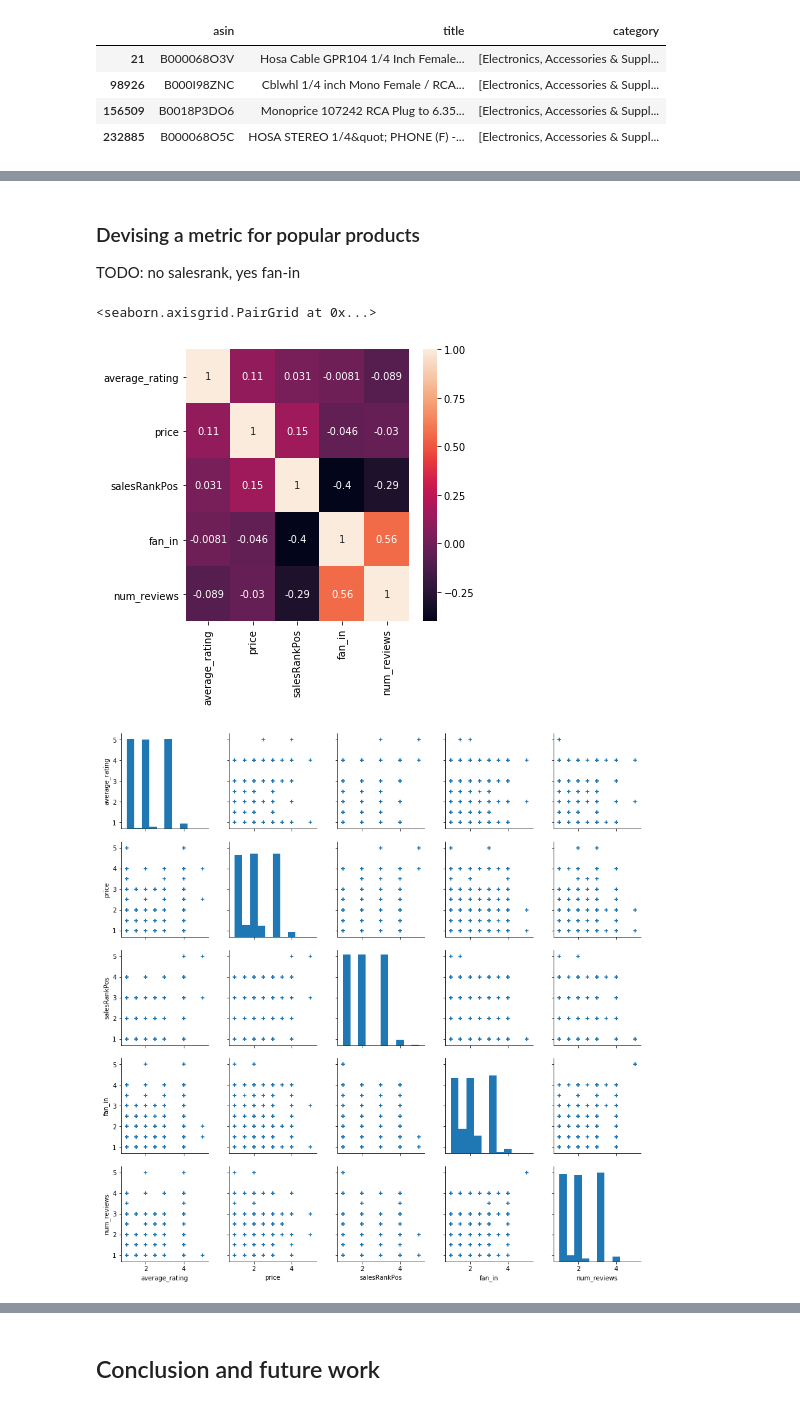
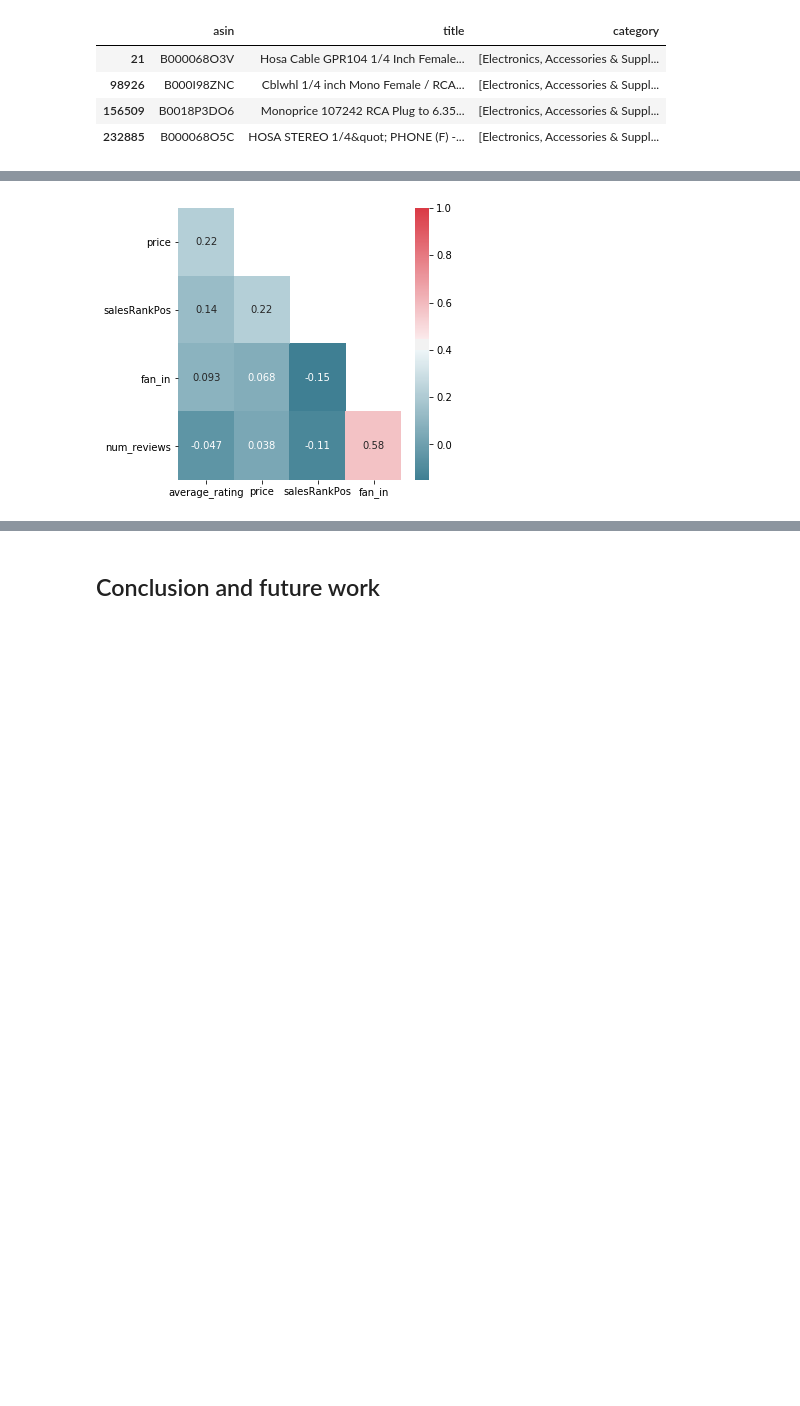
Before and after one commit to tarmeens/ada-homework, a Jupyter notebook: project/Final.ipynb, the cells around one changed output, grey strips where cells are left out. Cells and saved outputs as stored; diff of their text form; code cells hidden in the pictures; blank space fills up the shorter version.

```diff
--- a/project/Final.ipynb
+++ b/project/Final.ipynb
@@ -795,0 +818,8 @@ Indeed, we can conclude that the topology of the graph makes sense. We observed
+# %%
+cat = ['Electronics'] # We select the whole Electronics macro-category
+records = sc.textFile('data/reduced.json')\
+    .map(json.loads)\
+    .filter(lambda x: 'salesRankPos' in x and 'price' in x and 'average_rating' in x)\
+    .filter(lambda x: x['category'][:len(cat)] == cat)\
+    .collect()
+print(len(records), 'records loaded')
@@ -795,0 +828,5 @@ Indeed, we can conclude that the topology of the graph makes sense. We observed
+# %%
+g = ProductGraph(records, add_edge_on='buy_after_viewing', remove_edge_on='bought_together')
+g = g.drop_singletons()
+cliques = g.extract_max_cliques()
+len(cliques)
@@ -799,8 +838,8 @@ count_tot = 0
 cols = ['average_rating', 'price', 'salesRankPos', 'fan_in', 'num_reviews']
 data = []
 for c in cliques:
-    if len(c) > 2:
-        df_tmp = r_df[cols].loc[c].rank()
+    if len(c) >= 2:
+        df_tmp = g.df[cols].loc[c].rank()
         data.append(df_tmp)
 res = pd.concat(data)
 res.head()
@@ -814,15 +853,11 @@ res.head()
-# %% [markdown]
-### Devising a metric for popular products
-TODO: no salesrank, yes fan-in
 # %%
 corr = res.corr()
-plt.figure(figsize=(5,5))
-_ = sns.heatmap(corr, annot=True,
-            xticklabels=corr.columns.values,
-            yticklabels=corr.columns.values)
-
-sns.pairplot(res, markers='+')
+mask = np.zeros_like(corr, dtype=np.bool)
+mask[np.triu_indices_from(mask)] = True
+cmap = sns.diverging_palette(220, 10, as_cmap=True)
+plt.figure(figsize=(5, 5))
+_ = sns.heatmap(corr.values[1:,:-1], annot=True, mask=mask[1:,:-1], cmap=cmap,
+            xticklabels=corr.columns.values[:-1],
+            yticklabels=corr.columns.values[1:])
 # %% [output]
-<seaborn.axisgrid.PairGrid at 0x...>
-[figure, old version]
+[figure, new version]
-[figure, removed]
```
Also changed, not shown: parts of 8 cells of this notebook.
